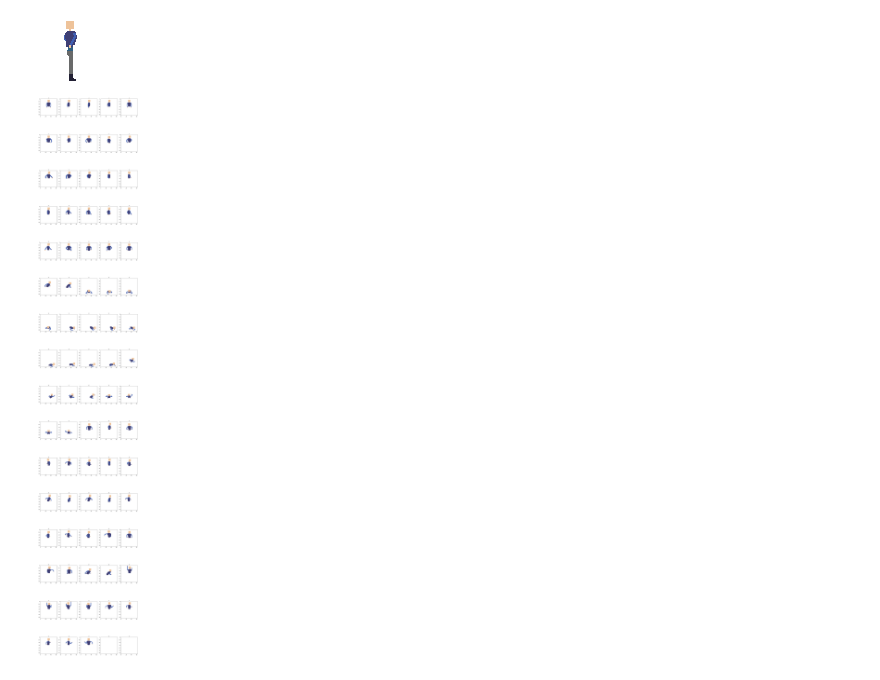
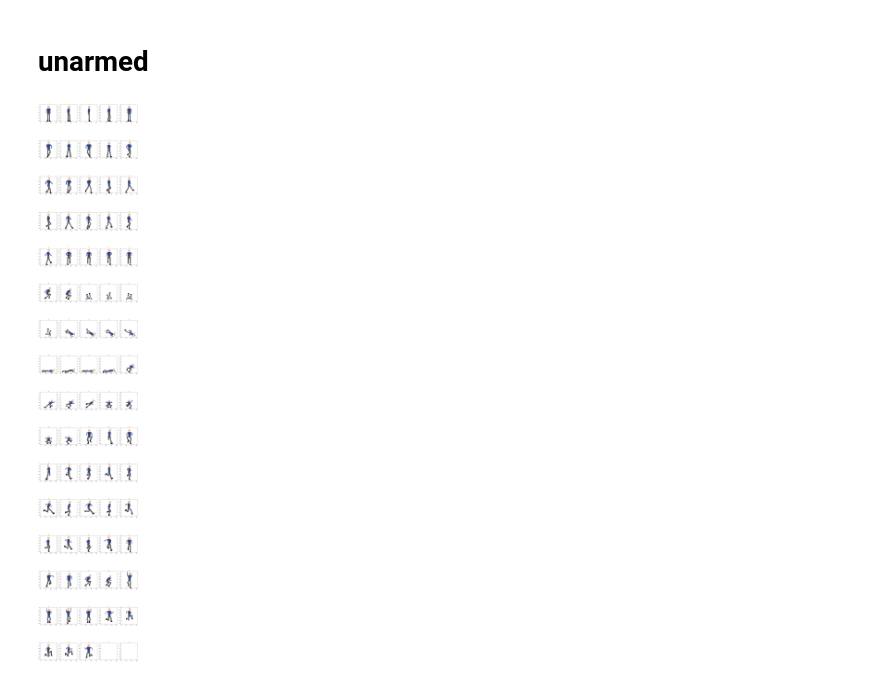
Before and after one commit to scrudgey/DJ2020-tools, a Jupyter notebook: sprite inspector.ipynb, the cells around one changed output. Cells and saved outputs as stored; diff of their text form; code cells hidden in the pictures.

Commit message:
display relevant sprites

```diff
--- a/sprite inspector.ipynb
+++ b/sprite inspector.ipynb
@@ -27,7 +32,7 @@ def combine(sprite1, sprite2):
     return x
 
 def display_images(images: [PilImage], columns=5, width=20,
-                   height=8, max_images=15, label_wrap_length=50,
+                   height=8, max_images=100, label_wrap_length=50,
                    label_font_size=8):
 
     if not images:
@@ -65,8 +80,11 @@ all_sprites = [leg_sprites, torso_sprites, pistol_sprites, smg_sprites, rifle_sp
-# %%
-display(combine(leg_sprites[2], torso_sprites[6]))
-# %% [output]
-[figure, removed]
-# %%
-display_images(torso_sprites, columns=5, max_images=100)
-# %% [output]
-[figure, removed]
+# %%
+combined_sprites = []
+for i in range(len(leg_sprites)):
+    sprite = combine(leg_sprites[i], torso_sprites[i])
+    combined_sprites.append(sprite)
+# %% [markdown]
+# unarmed
+# %%
+display_images(combined_sprites)
+# %% [output]
+[figure, added]
```
Also changed, not shown: parts of 15 cells of this notebook.
